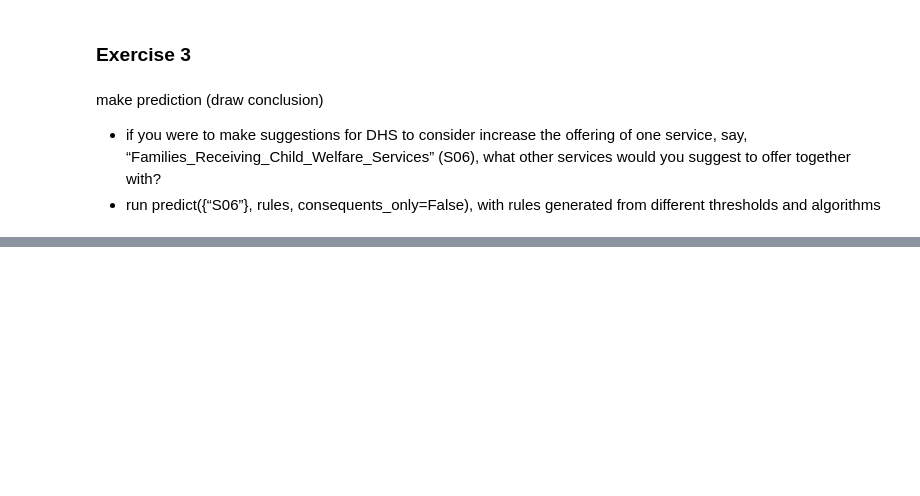
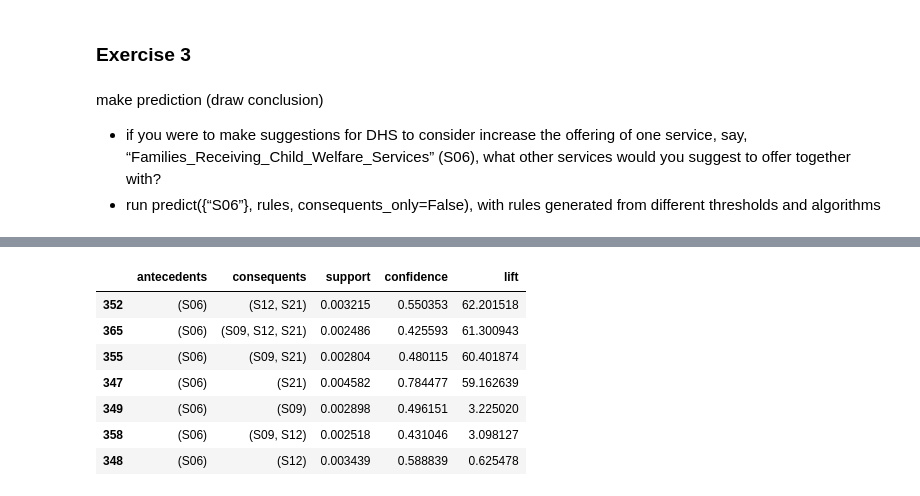
Before and after one commit to joshwinnes11/Math485, a Jupyter notebook: HW/HW3.ipynb, the cells around one changed output, grey strips where cells are left out. Cells and saved outputs as stored; diff of their text form; code cells hidden in the pictures; blank space fills up the shorter version.

```diff
--- a/HW/HW3.ipynb
+++ b/HW/HW3.ipynb
@@ -285,0 +301,11 @@ for itemset in itemsets_fpgrowth:
+# %%
+predict({'S06'}, rules_fpgrowth1)
+# %% [output]
+|  | antecedents | consequents | support | confidence | lift |
+| 352 | (S06) | (S12, S21) | 0.003215 | 0.550353 | 62.201518 |
+| 365 | (S06) | (S09, S12, S21) | 0.002486 | 0.425593 | 61.300943 |
+| 355 | (S06) | (S09, S21) | 0.002804 | 0.480115 | 60.401874 |
+| 347 | (S06) | (S21) | 0.004582 | 0.784477 | 59.162639 |
+| 349 | (S06) | (S09) | 0.002898 | 0.496151 | 3.225020 |
+| 358 | (S06) | (S09, S12) | 0.002518 | 0.431046 | 3.098127 |
+| 348 | (S06) | (S12) | 0.003439 | 0.588839 | 0.625478 |
```
Also changed, not shown: parts of 13 cells of this notebook.
